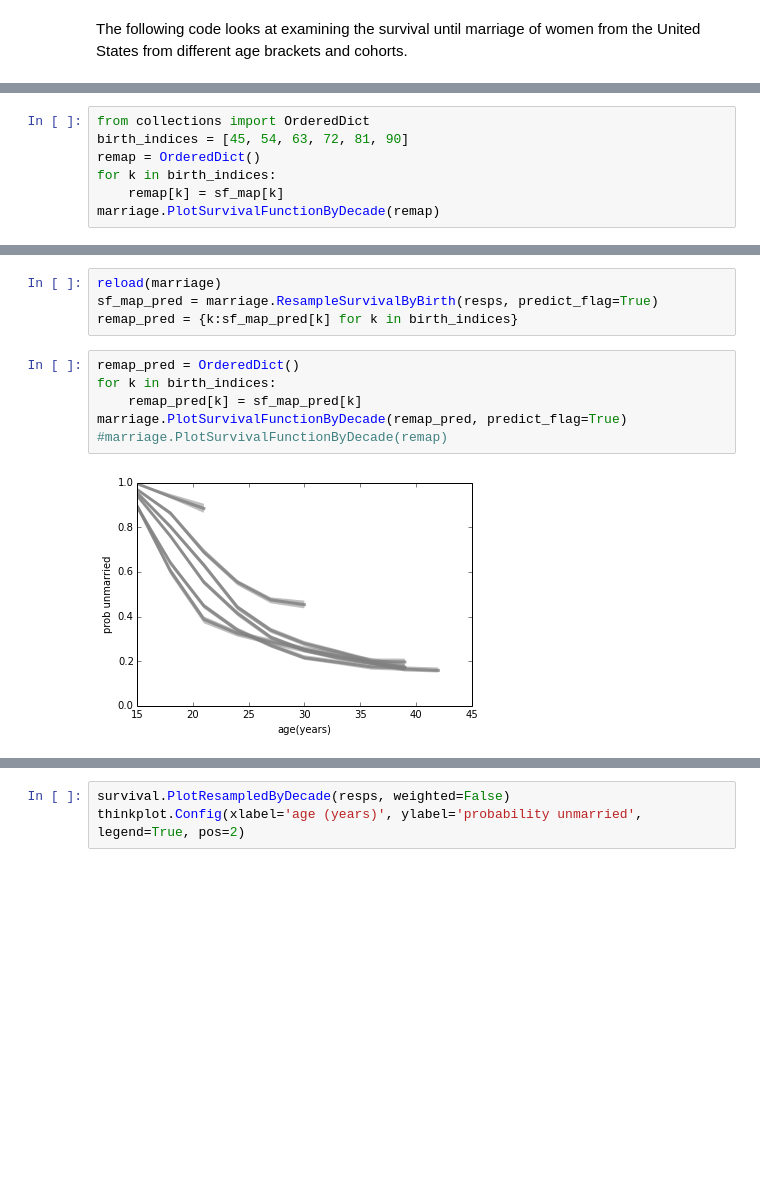
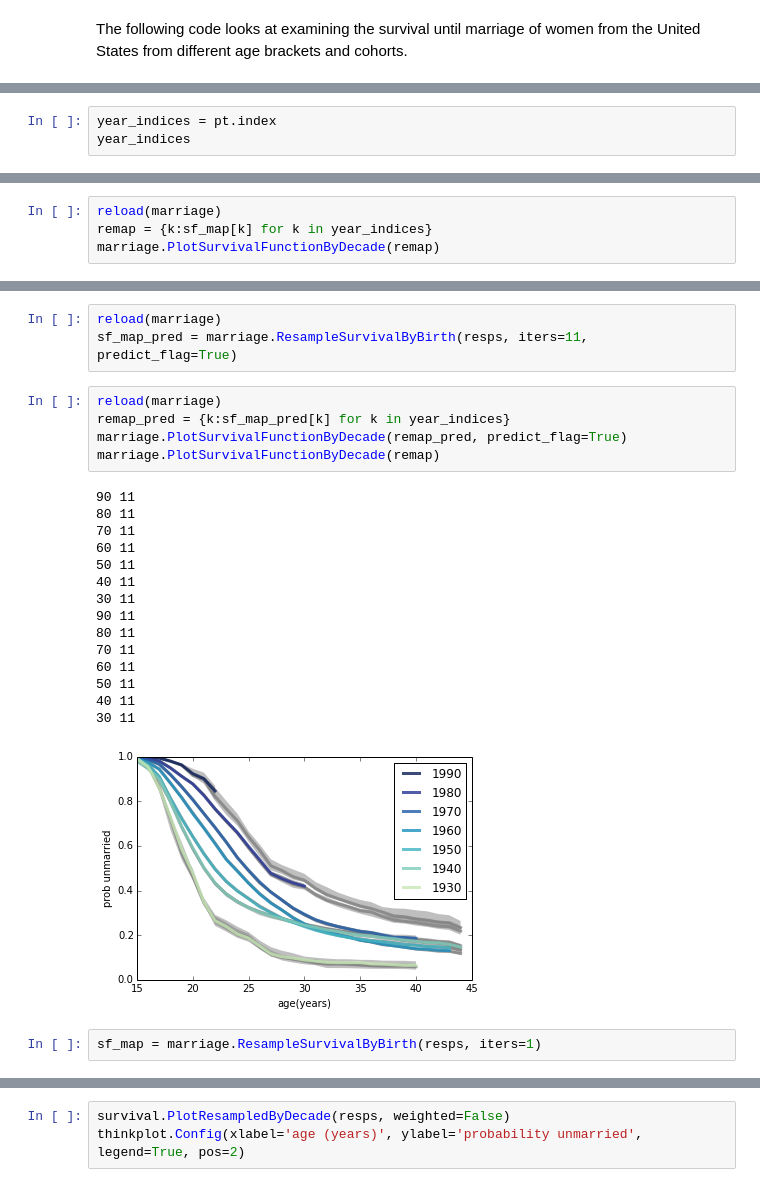
Before and after one commit to AllenDowney/MarriageNSFG, a Jupyter notebook: marriage.ipynb, the cells around one changed output, grey strips where cells are left out. Saved outputs shown, nothing was run; the diff lists cells and outputs as text; blank space fills up the shorter version.

Commit message:
Working on marriage.py

```diff
--- a/marriage.ipynb
+++ b/marriage.ipynb
@@ -113,7 +140,0 @@ defaultdict(<type 'list'>, {96: [<marriage.SurvivalFunction object at 0x...>, <m
-# %%
-from collections import OrderedDict
-birth_indices = [45, 54, 63, 72, 81, 90]
-remap = OrderedDict()
-for k in birth_indices:
-    remap[k] = sf_map[k]
-marriage.PlotSurvivalFunctionByDecade(remap)
@@ -121,0 +141,3 @@ marriage.PlotSurvivalFunctionByDecade(remap)
+# %%
+year_indices = pt.index
+year_indices
@@ -121,0 +146,4 @@ marriage.PlotSurvivalFunctionByDecade(remap)
+# %%
+reload(marriage)
+remap = {k:sf_map[k] for k in year_indices}
+marriage.PlotSurvivalFunctionByDecade(remap)
@@ -122,15 +159,29 @@ marriage.PlotSurvivalFunctionByDecade(remap)
 # %%
 reload(marriage)
-sf_map_pred = marriage.ResampleSurvivalByBirth(resps, predict_flag=True)
-remap_pred = {k:sf_map_pred[k] for k in birth_indices}
+sf_map_pred = marriage.ResampleSurvivalByBirth(resps, iters=11, predict_flag=True)
 # %%
-remap_pred = OrderedDict()
-for k in birth_indices:
-    remap_pred[k] = sf_map_pred[k]
+reload(marriage)
+remap_pred = {k:sf_map_pred[k] for k in year_indices}
 marriage.PlotSurvivalFunctionByDecade(remap_pred, predict_flag=True)
-#marriage.PlotSurvivalFunctionByDecade(remap)
+marriage.PlotSurvivalFunctionByDecade(remap)
 # %% [output]
+90 11
+80 11
+70 11
+60 11
+50 11
+40 11
+30 11
+90 11
+80 11
+70 11
+60 11
+50 11
+40 11
+30 11
-[figure, old version]
+[figure, new version]
+# %%
+sf_map = marriage.ResampleSurvivalByBirth(resps, iters=1)
 # %%
 reload(marriage)
 
```
Also changed, not shown: parts of 15 cells of this notebook, 1 other file.
